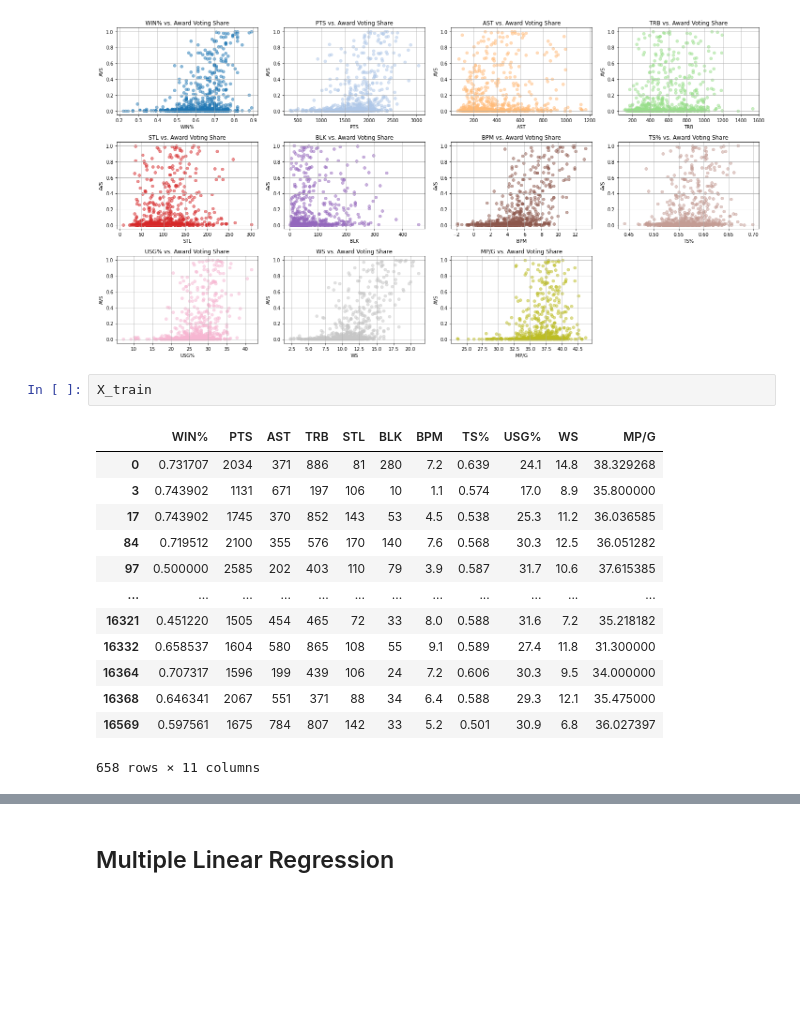
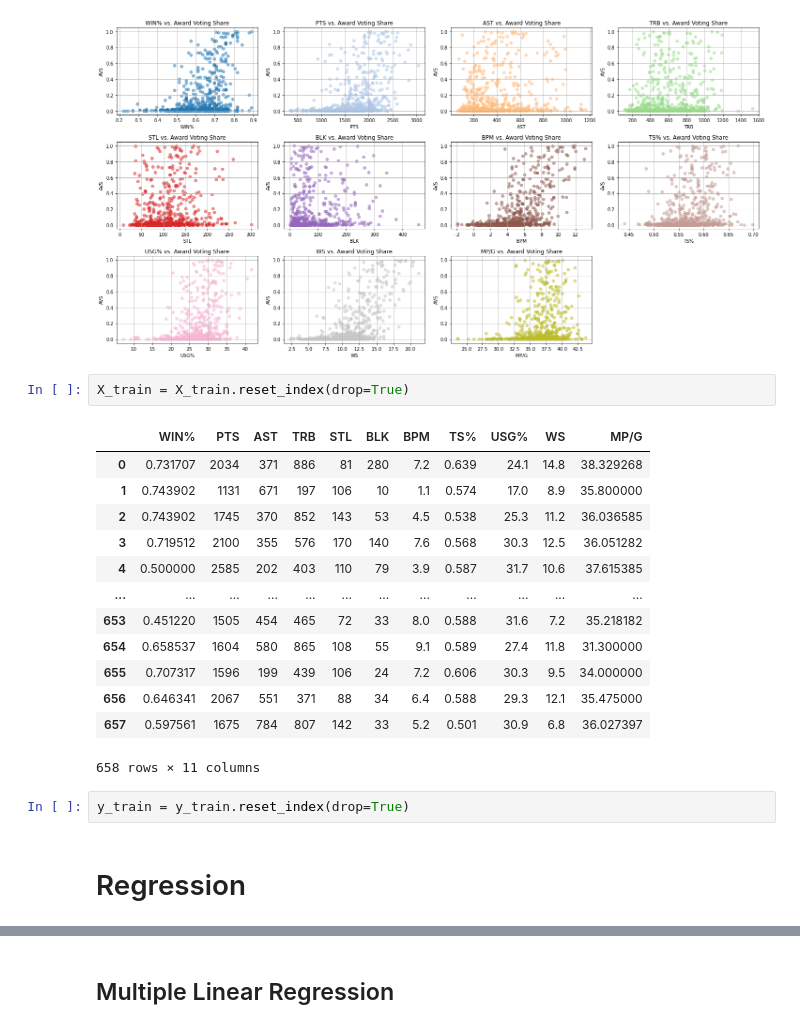
Before and after one commit to biepansiri01/nbamvpprediction, a Jupyter notebook: mvpprediction.ipynb, the cells around one changed output, grey strips where cells are left out. Cells and saved outputs as stored; diff of their text form; blank space fills up the shorter version.

```diff
--- a/mvpprediction.ipynb
+++ b/mvpprediction.ipynb
@@ -167,19 +162,23 @@ for ifeature, feature in enumerate(X_train.columns):
     plt.tight_layout()
 # %% [output]
 [figure]
-# %%
-X_train
-# %% [output]
-|  | WIN% | PTS | AST | TRB | STL | BLK | BPM | TS% | USG% | WS | MP/G |
-| 0 | 0.731707 | 2034 | 371 | 886 | 81 | 280 | 7.2 | 0.639 | 24.1 | 14.8 | 38.329268 |
-| 3 | 0.743902 | 1131 | 671 | 197 | 106 | 10 | 1.1 | 0.574 | 17.0 | 8.9 | 35.800000 |
-| 17 | 0.743902 | 1745 | 370 | 852 | 143 | 53 | 4.5 | 0.538 | 25.3 | 11.2 | 36.036585 |
-| 84 | 0.719512 | 2100 | 355 | 576 | 170 | 140 | 7.6 | 0.568 | 30.3 | 12.5 | 36.051282 |
-| 97 | 0.500000 | 2585 | 202 | 403 | 110 | 79 | 3.9 | 0.587 | 31.7 | 10.6 | 37.615385 |
-| ... | ... | ... | ... | ... | ... | ... | ... | ... | ... | ... | ... |
-| 16321 | 0.451220 | 1505 | 454 | 465 | 72 | 33 | 8.0 | 0.588 | 31.6 | 7.2 | 35.218182 |
-| 16332 | 0.658537 | 1604 | 580 | 865 | 108 | 55 | 9.1 | 0.589 | 27.4 | 11.8 | 31.300000 |
-| 16364 | 0.707317 | 1596 | 199 | 439 | 106 | 24 | 7.2 | 0.606 | 30.3 | 9.5 | 34.000000 |
-| 16368 | 0.646341 | 2067 | 551 | 371 | 88 | 34 | 6.4 | 0.588 | 29.3 | 12.1 | 35.475000 |
-| 16569 | 0.597561 | 1675 | 784 | 807 | 142 | 33 | 5.2 | 0.501 | 30.9 | 6.8 | 36.027397 |
-658 rows × 11 columns
+# %%
+X_train = X_train.reset_index(drop=True)
+# %% [output]
+|  | WIN% | PTS | AST | TRB | STL | BLK | BPM | TS% | USG% | WS | MP/G |
+| 0 | 0.731707 | 2034 | 371 | 886 | 81 | 280 | 7.2 | 0.639 | 24.1 | 14.8 | 38.329268 |
+| 1 | 0.743902 | 1131 | 671 | 197 | 106 | 10 | 1.1 | 0.574 | 17.0 | 8.9 | 35.800000 |
+| 2 | 0.743902 | 1745 | 370 | 852 | 143 | 53 | 4.5 | 0.538 | 25.3 | 11.2 | 36.036585 |
+| 3 | 0.719512 | 2100 | 355 | 576 | 170 | 140 | 7.6 | 0.568 | 30.3 | 12.5 | 36.051282 |
+| 4 | 0.500000 | 2585 | 202 | 403 | 110 | 79 | 3.9 | 0.587 | 31.7 | 10.6 | 37.615385 |
+| ... | ... | ... | ... | ... | ... | ... | ... | ... | ... | ... | ... |
+| 653 | 0.451220 | 1505 | 454 | 465 | 72 | 33 | 8.0 | 0.588 | 31.6 | 7.2 | 35.218182 |
+| 654 | 0.658537 | 1604 | 580 | 865 | 108 | 55 | 9.1 | 0.589 | 27.4 | 11.8 | 31.300000 |
+| 655 | 0.707317 | 1596 | 199 | 439 | 106 | 24 | 7.2 | 0.606 | 30.3 | 9.5 | 34.000000 |
+| 656 | 0.646341 | 2067 | 551 | 371 | 88 | 34 | 6.4 | 0.588 | 29.3 | 12.1 | 35.475000 |
+| 657 | 0.597561 | 1675 | 784 | 807 | 142 | 33 | 5.2 | 0.501 | 30.9 | 6.8 | 36.027397 |
+658 rows × 11 columns
+# %%
+y_train = y_train.reset_index(drop=True)
+# %% [markdown]
+# Regression
```
Also changed, not shown: parts of 28 cells of this notebook.
